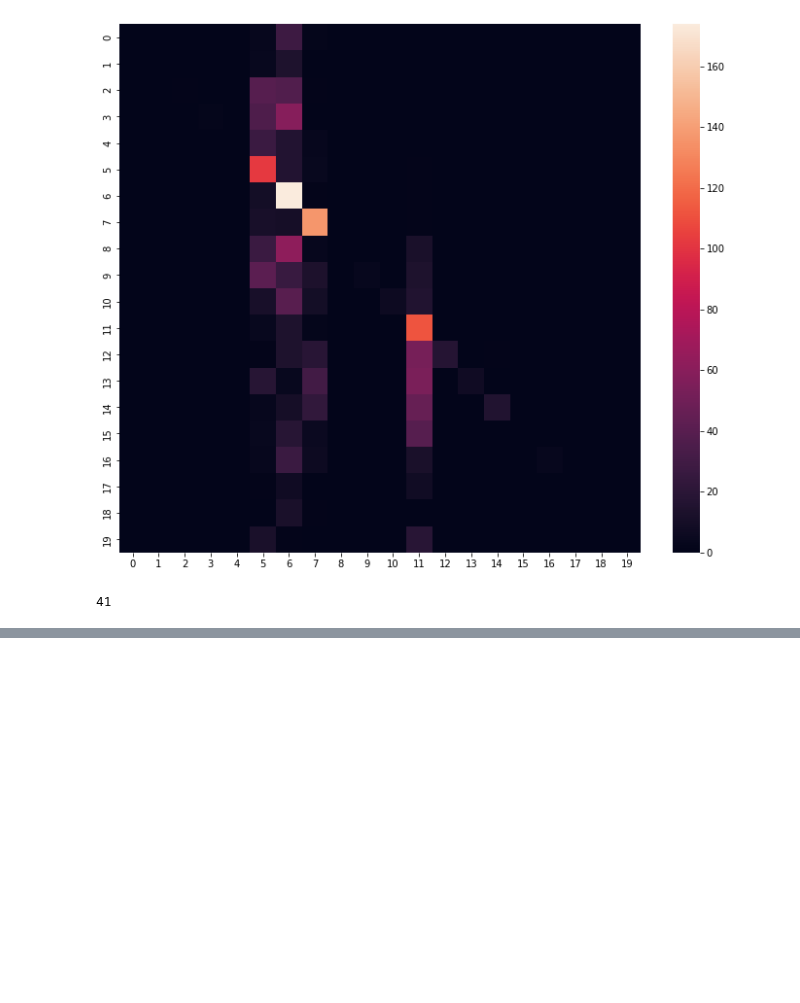
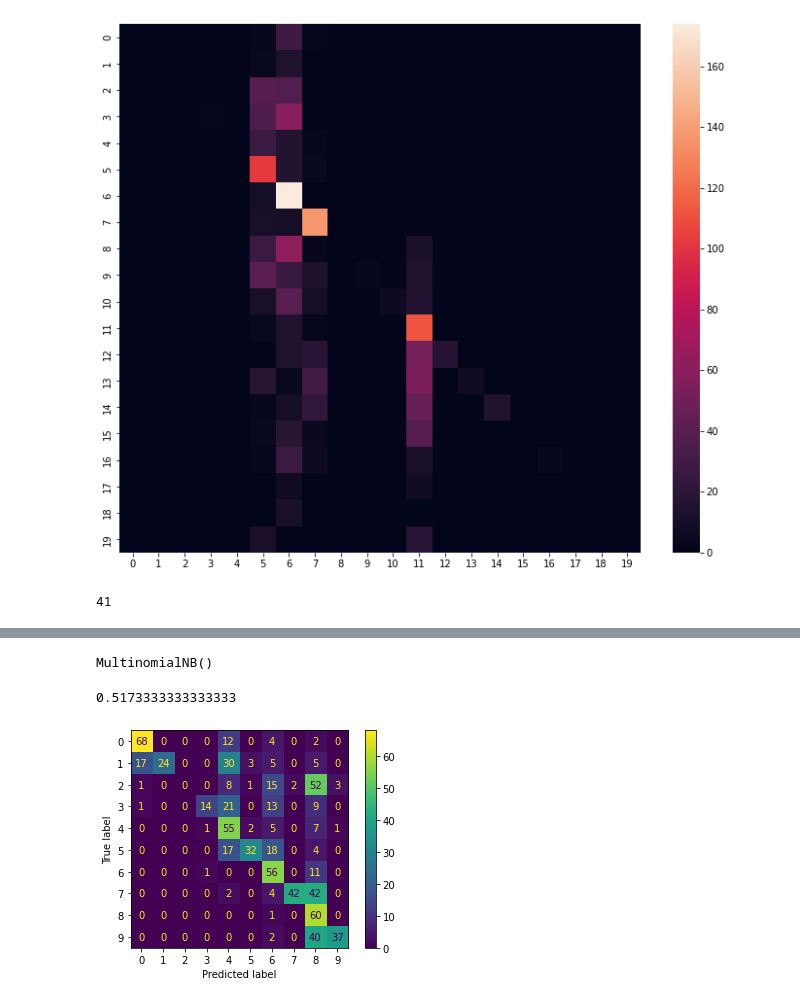
Before and after one commit to ATC-mmueller/nlp_publication_year, a Jupyter notebook: main.ipynb, the cells around one changed output, grey strips where cells are left out. Cells and saved outputs as stored; diff of their text form; code cells hidden in the pictures; blank space fills up the shorter version.

```diff
--- a/main.ipynb
+++ b/main.ipynb
@@ -447,0 +544,13 @@ Maybe some works from these decade use quite unique words, that are not seen in
+# %%
+tfidf_transformer = TfidfTransformer()
+X_train_tfidf = tfidf_transformer.fit_transform(X_train_counts)
+# %%
+clf = MultinomialNB()
+clf.fit(X_train_tfidf, y_train)
+# %% [output]
+MultinomialNB()
+# %%
+X_test_counts = count_vector.transform(X_test)
+X_test_tfidf = tfidf_transformer.transform(X_test_counts)
+# %%
+y_pred = clf.predict(X_test_tfidf)
@@ -447,0 +559,10 @@ Maybe some works from these decade use quite unique words, that are not seen in
+# %%
+accuracy_score(y_test, y_pred)
+# %% [output]
+0.5173333333333333
+# %%
+dist = ConfusionMatrixDisplay(confusion_matrix(y_test, y_pred))
+dist.plot()
+plt.show()
+# %% [output]
+[figure, added]
```
Also changed, not shown: parts of 22 cells of this notebook.
